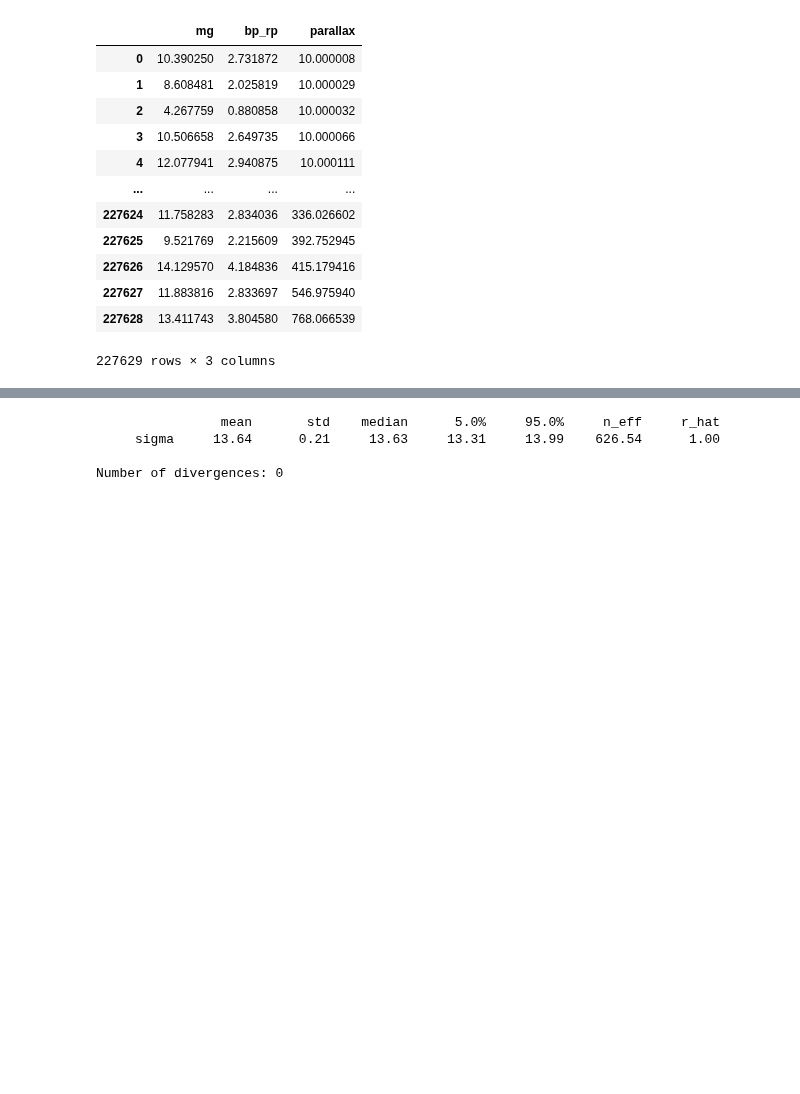
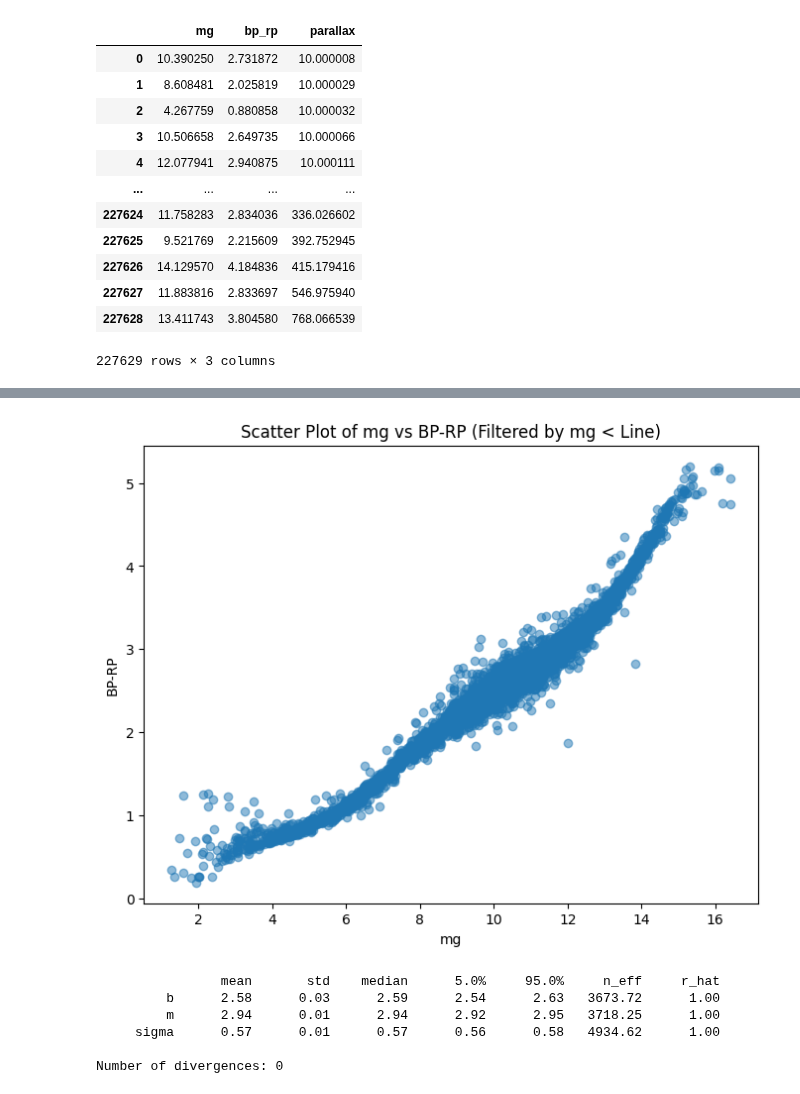
Before and after one commit to R-bna/sci-comp-ii-fall24, a Jupyter notebook: Working/Midterm.ipynb, the cells around one changed output, grey strips where cells are left out. Saved outputs shown, nothing was run; the diff lists cells and outputs as text; code cells hidden in the pictures; blank space fills up the shorter version.

```diff
--- a/Working/Midterm.ipynb
+++ b/Working/Midterm.ipynb
@@ -70,3 +69,14 @@ print(afterExclude_df)
+# %%
+# plotting the filtered data
+plt.figure(figsize=(8, 6))
+plt.scatter(afterExclude_df['mg'], afterExclude_df['bp_rp'], alpha=0.5)
+
+plt.xlabel('mg')
+plt.ylabel('BP-RP')
+plt.title('Scatter Plot of mg vs BP-RP (Filtered by mg < Line)')
+plt.show()
+# %% [output]
+[figure, added]
 # %%
 def linear_model(BP_RP=None, MG=None):
     # priors
@@ -90,7 +100,7 @@ rng_key = random.PRNGKey(0)
 rng_key, rng_key_ = random.split(rng_key)
 
 kernel = infer.NUTS(linear_model)
-num_samples = 1000
+num_samples = 5000
 mcmc = infer.MCMC(
     kernel,
     num_chains=2,
@@ -102,7 +112,9 @@ mcmc.run(rng_key_,
 mcmc.print_summary()
 # %% [output]
                 mean       std    median      5.0%     95.0%     n_eff     r_hat
-     sigma     13.64      0.21     13.63     13.31     13.99    626.54      1.00
+         b      2.58      0.03      2.59      2.54      2.63   3673.72      1.00
+         m      2.94      0.01      2.94      2.92      2.95   3718.25      1.00
+     sigma      0.57      0.01      0.57      0.56      0.58   4934.62      1.00
 
 Number of divergences: 0
 # %%
```
Also changed, not shown: parts of 13 cells of this notebook.
